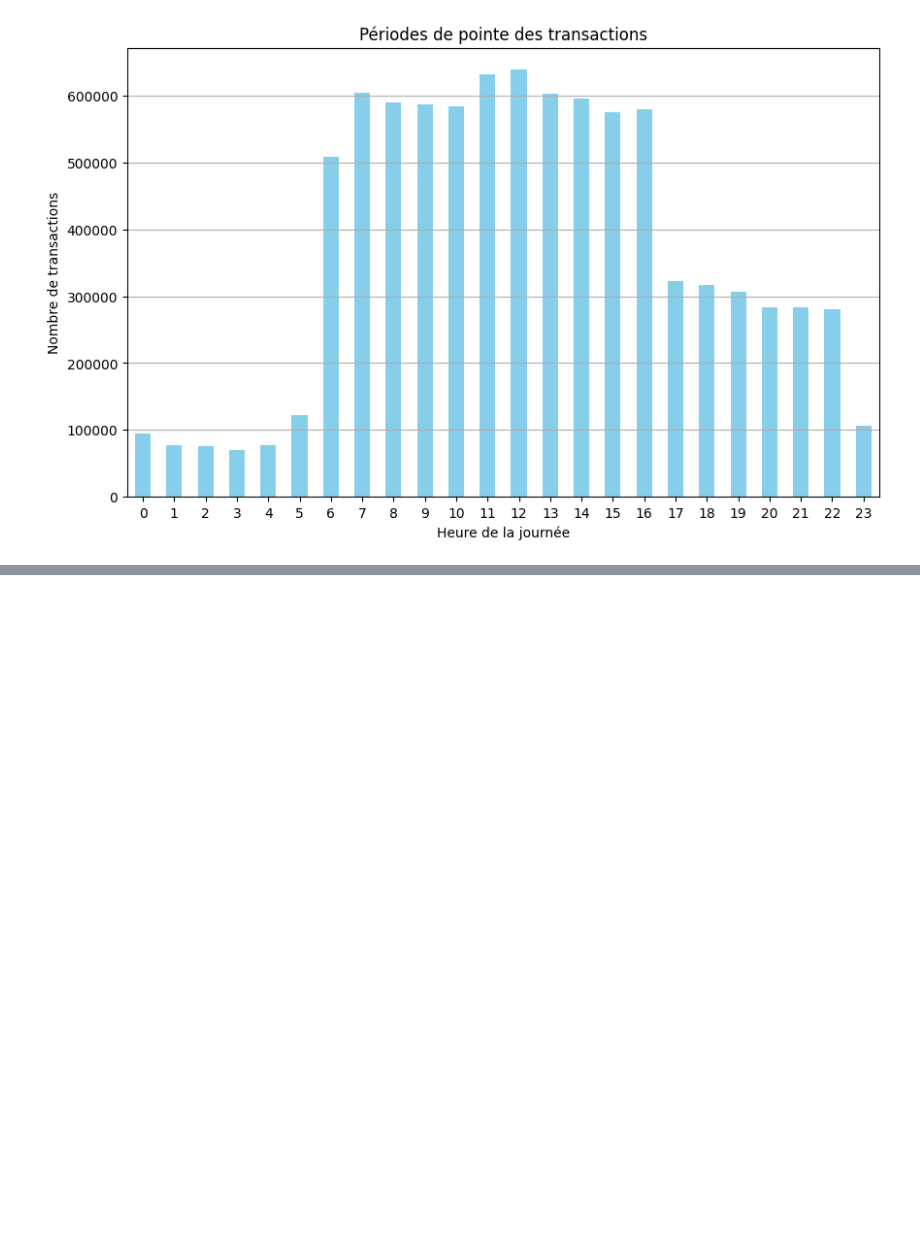
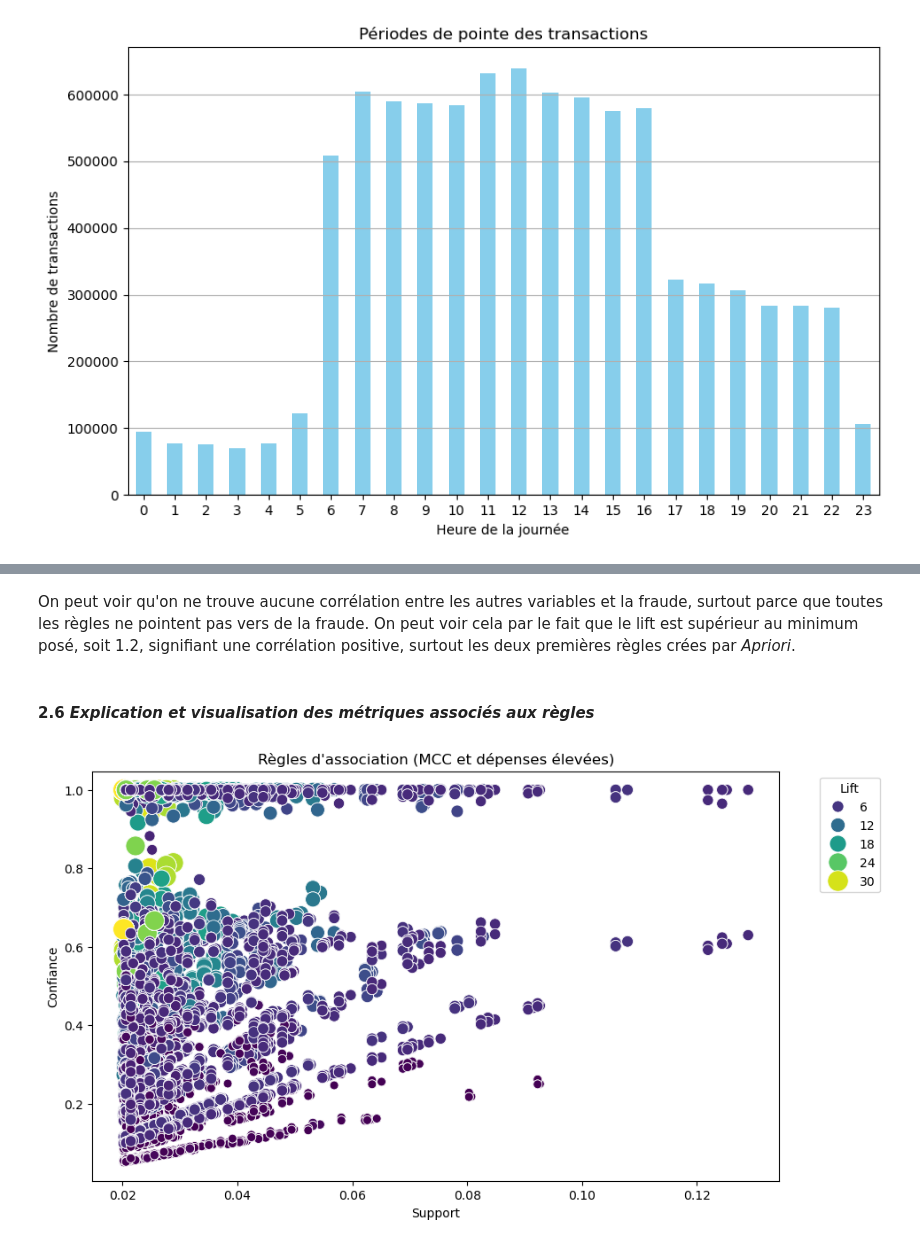
Before and after one commit to MantraMune/UdeSA25, a Jupyter notebook: IFT599/TP1 - Data Analysis/notebook.ipynb, the cells around one changed output, grey strips where cells are left out. Saved outputs shown, nothing was run; the diff lists cells and outputs as text; code cells hidden in the pictures; blank space fills up the shorter version.

Commit message:
Ajout de la partie sur les associations - TP1

```diff
--- a/IFT599/TP1 - Data Analysis/notebook.ipynb
+++ b/IFT599/TP1 - Data Analysis/notebook.ipynb
@@ -335,0 +376,6 @@ plt.show()
+# %%
+te = TransactionEncoder()
+te_array = te.fit(transactions).transform(transactions)
+
+transactions_df = pd.DataFrame(te_array, columns=te.columns_)
+transactions_df
@@ -335,0 +398,19 @@ plt.show()
+# %%
+# Génération des itemsets fréquents avec Apriori
+frequent_itemsets_apriori = apriori(transactions_df, min_support=0.02, use_colnames=True)
+
+# Génération des règles d'association
+rules_apriori = association_rules(frequent_itemsets_apriori, metric="lift", min_threshold=1.2)
+
+# Génération des itemsets fréquents avec FP-Growth
+frequent_itemsets_fpgrowth = fpgrowth(transactions_df, min_support=0.02, use_colnames=True)
+
+# Génération des règles d'association
+rules_fpgrowth = association_rules(frequent_itemsets_fpgrowth, metric="lift", min_threshold=1.2)
+
+# Conversion de frozenset à string pour une meilleure lisibilité
+rules_apriori['antecedents'] = rules_apriori['antecedents'].apply(lambda x: ', '.join(list(x)) if x else '')
+rules_apriori['consequents'] = rules_apriori['consequents'].apply(lambda x: ', '.join(list(x)) if x else '')
+
+rules_fpgrowth['antecedents'] = rules_fpgrowth['antecedents'].apply(lambda x: ', '.join(list(x)) if x else '')
+rules_fpgrowth['consequents'] = rules_fpgrowth['consequents'].apply(lambda x: ', '.join(list(x)) if x else '')
@@ -335,0 +569,25 @@ plt.show()
+# %% [markdown]
+On peut voir qu'on ne trouve aucune corrélation entre les autres variables et la fraude, surtout parce que toutes les règles ne pointent pas vers de la fraude. On peut voir cela par le fait que le lift est supérieur au minimum posé, soit 1.2, signifiant une corrélation positive, surtout les deux premières règles crées par *Apriori*.
+# %% [markdown]
+#### 2.6 *Explication et visualisation des métriques associés aux règles*
+# %%
+rules_mcc_expenses_copy = rules_mcc_expenses_ap.copy()
+
+plt.figure(figsize=(10, 6))
+sns.scatterplot(
+    x='support',
+    y='confidence',
+    size='lift',
+    hue='lift',
+    data=rules_mcc_expenses_copy,
+    palette='viridis',
+    sizes=(50, 300)
+)
+
+plt.title('Règles d\'association (MCC et dépenses élevées)')
+plt.xlabel('Support')
+plt.ylabel('Confiance')
+plt.legend(title='Lift', bbox_to_anchor=(1.05, 1), loc='upper left')
+plt.show()
+# %% [output]
+[figure, added]
```
Also changed, not shown: parts of 16 cells of this notebook.
